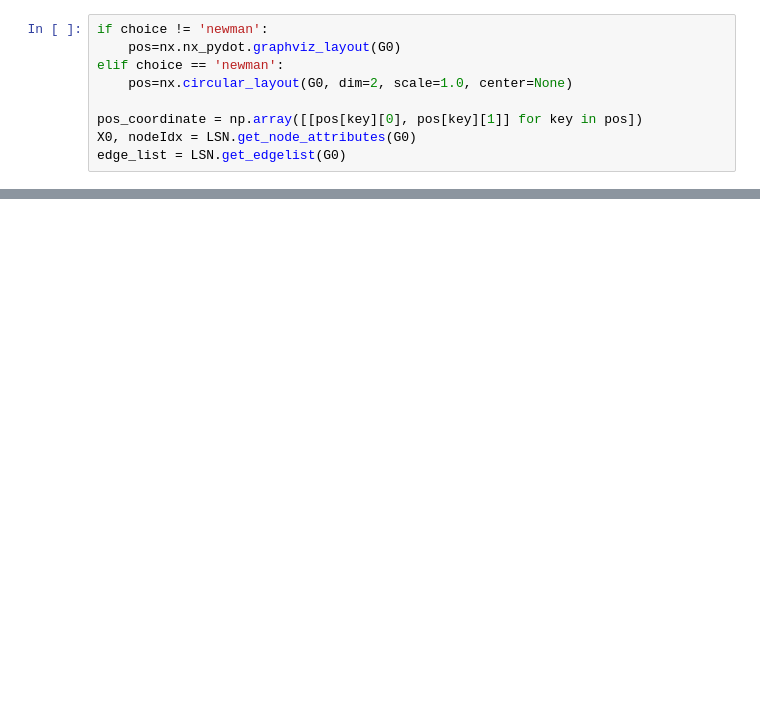
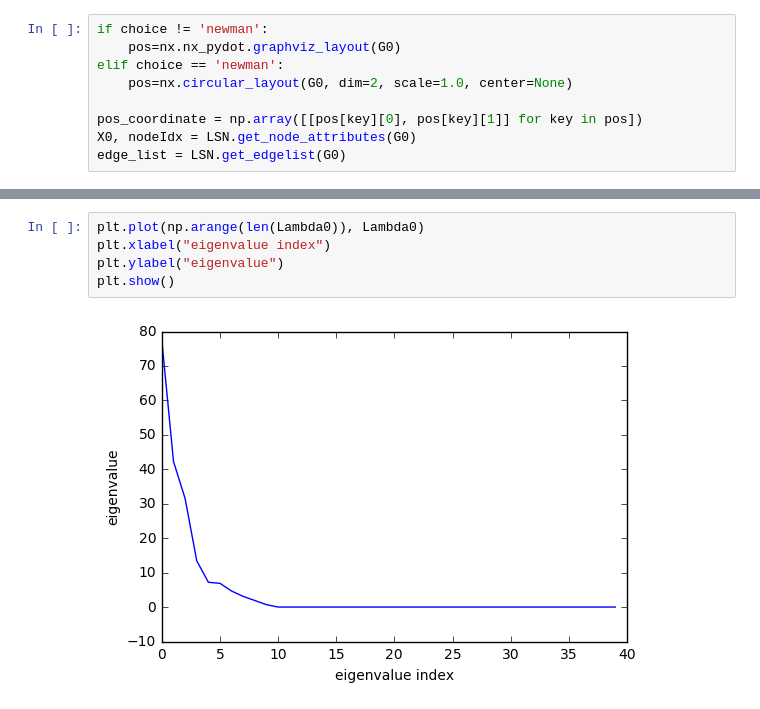
Before and after one commit to TianpeiLuke/LatNet, a Jupyter notebook: src/Exp_01_30_2017v1.ipynb, the cells around one changed output, grey strips where cells are left out. Cells and saved outputs as stored; diff of their text form; blank space fills up the shorter version.

```diff
--- a/src/Exp_01_30_2017v1.ipynb
+++ b/src/Exp_01_30_2017v1.ipynb
@@ -96,0 +126,7 @@ tv
+# %%
+plt.plot(np.arange(len(Lambda0)), Lambda0)
+plt.xlabel("eigenvalue index")
+plt.ylabel("eigenvalue")
+plt.show()
+# %% [output]
+[figure, added]
```
Also changed, not shown: parts of 25 cells of this notebook, 2 other files.
